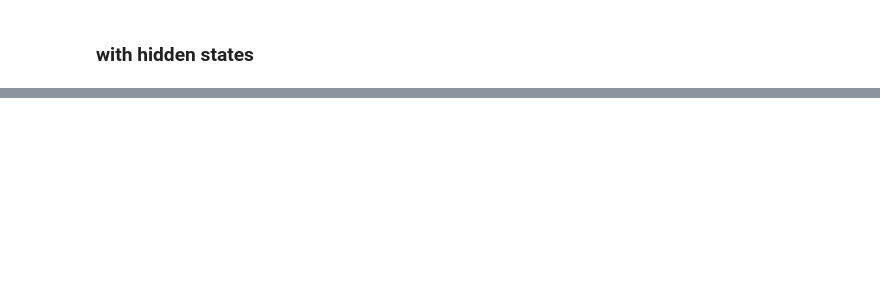
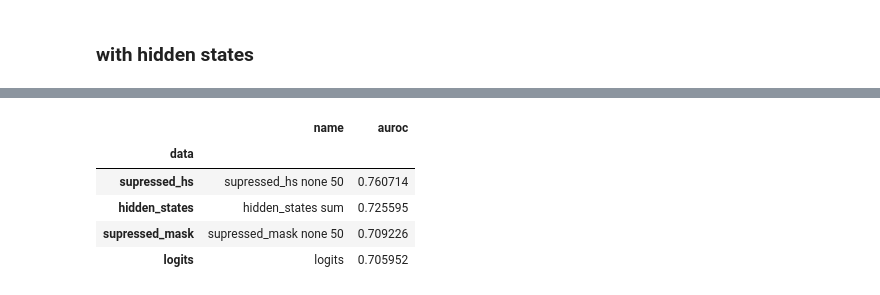
Before and after one commit to wassname/eliciting_suppressed_knowledge, a Jupyter notebook: nbs/TQA_regr 3b.ipynb, the cells around one changed output, grey strips where cells are left out. Saved outputs shown, nothing was run; the diff lists cells and outputs as text; code cells hidden in the pictures; blank space fills up the shorter version.

```diff
--- a/nbs/TQA_regr 3b.ipynb
+++ b/nbs/TQA_regr 3b.ipynb
@@ -490,0 +599,11 @@ df
+# %%
+df['data'] = df['name'].apply(lambda x: x.split()[0])
+df2 = df.groupby('data').max().sort_values("auroc", ascending=False)
+df2
+# %% [output]
+|  | name | auroc |
+| data |  |  |
+| supressed_hs | supressed_hs none 50 | 0.760714 |
+| hidden_states | hidden_states sum | 0.725595 |
+| supressed_mask | supressed_mask none 50 | 0.709226 |
+| logits | logits | 0.705952 |
```
Also changed, not shown: parts of 32 cells of this notebook, 5 other files.
